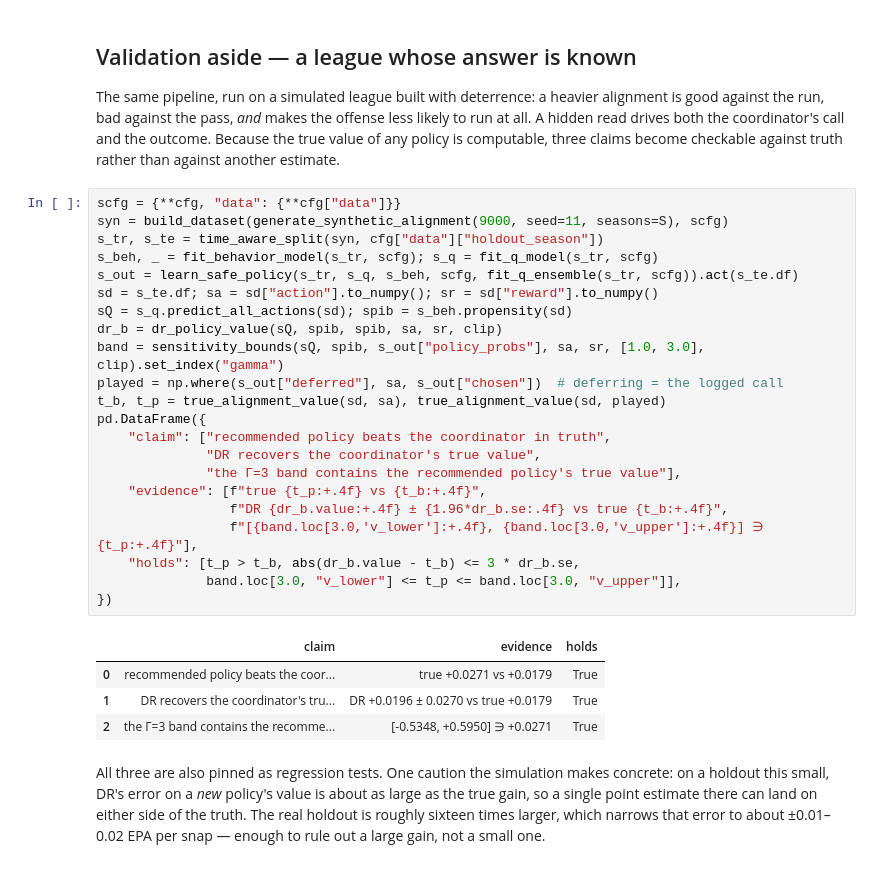
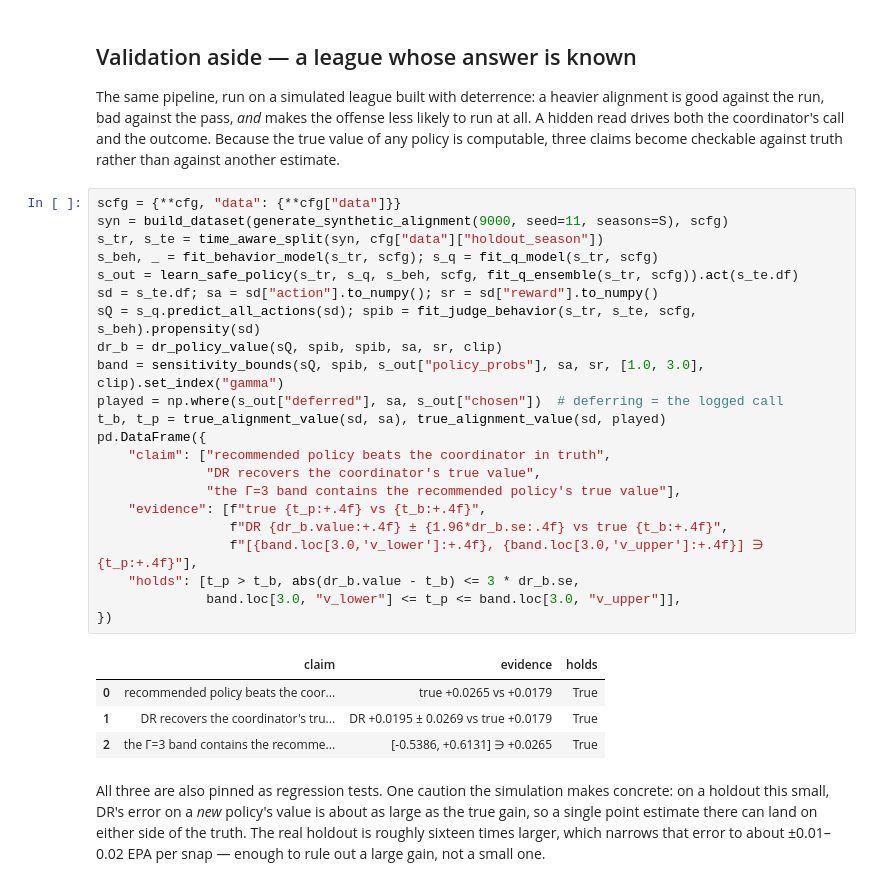
Before and after one commit to pendsec/nfl-playcalling, a Jupyter notebook: notebooks/v3_pipeline_walkthrough.ipynb, the cells around one changed output. Saved outputs shown, nothing was run; the diff lists cells and outputs as text.

```diff
--- a/notebooks/v3_pipeline_walkthrough.ipynb
+++ b/notebooks/v3_pipeline_walkthrough.ipynb
@@ -783,30 +852,30 @@ estimate.
 # %%
 scfg = {**cfg, "data": {**cfg["data"]}}
 syn = build_dataset(generate_synthetic_alignment(9000, seed=11, seasons=S), scfg)
 s_tr, s_te = time_aware_split(syn, cfg["data"]["holdout_season"])
 s_beh, _ = fit_behavior_model(s_tr, scfg); s_q = fit_q_model(s_tr, scfg)
 s_out = learn_safe_policy(s_tr, s_q, s_beh, scfg, fit_q_ensemble(s_tr, scfg)).act(s_te.df)
 sd = s_te.df; sa = sd["action"].to_numpy(); sr = sd["reward"].to_numpy()
-sQ = s_q.predict_all_actions(sd); spib = s_beh.propensity(sd)
+sQ = s_q.predict_all_actions(sd); spib = fit_judge_behavior(s_tr, s_te, scfg, s_beh).propensity(sd)
 dr_b = dr_policy_value(sQ, spib, spib, sa, sr, clip)
 band = sensitivity_bounds(sQ, spib, s_out["policy_probs"], sa, sr, [1.0, 3.0], clip).set_index("gamma")
 played = np.where(s_out["deferred"], sa, s_out["chosen"])  # deferring = the logged call
 t_b, t_p = true_alignment_value(sd, sa), true_alignment_value(sd, played)
 pd.DataFrame({
     "claim": ["recommended policy beats the coordinator in truth",
               "DR recovers the coordinator's true value",
               "the Γ=3 band contains the recommended policy's true value"],
     "evidence": [f"true {t_p:+.4f} vs {t_b:+.4f}",
                  f"DR {dr_b.value:+.4f} ± {1.96*dr_b.se:.4f} vs true {t_b:+.4f}",
                  f"[{band.loc[3.0,'v_lower']:+.4f}, {band.loc[3.0,'v_upper']:+.4f}] ∋ {t_p:+.4f}"],
     "holds": [t_p > t_b, abs(dr_b.value - t_b) <= 3 * dr_b.se,
               band.loc[3.0, "v_lower"] <= t_p <= band.loc[3.0, "v_upper"]],
 })
 # %% [output]
 |  | claim | evidence | holds |
-| 0 | recommended policy beats the coor... | true +0.0271 vs +0.0179 | True |
-| 1 | DR recovers the coordinator's tru... | DR +0.0196 ± 0.0270 vs true +0.0179 | True |
-| 2 | the Γ=3 band contains the recomme... | [-0.5348, +0.5950] ∋ +0.0271 | True |
+| 0 | recommended policy beats the coor... | true +0.0265 vs +0.0179 | True |
+| 1 | DR recovers the coordinator's tru... | DR +0.0195 ± 0.0269 vs true +0.0179 | True |
+| 2 | the Γ=3 band contains the recomme... | [-0.5386, +0.6131] ∋ +0.0265 | True |
 # %% [markdown]
 All three are also pinned as regression tests. One caution the simulation makes concrete: on a
 holdout this small, DR's error on a *new* policy's value is about as large as the true gain,
```
Also changed, not shown: parts of 16 cells of this notebook, 29 other files.
